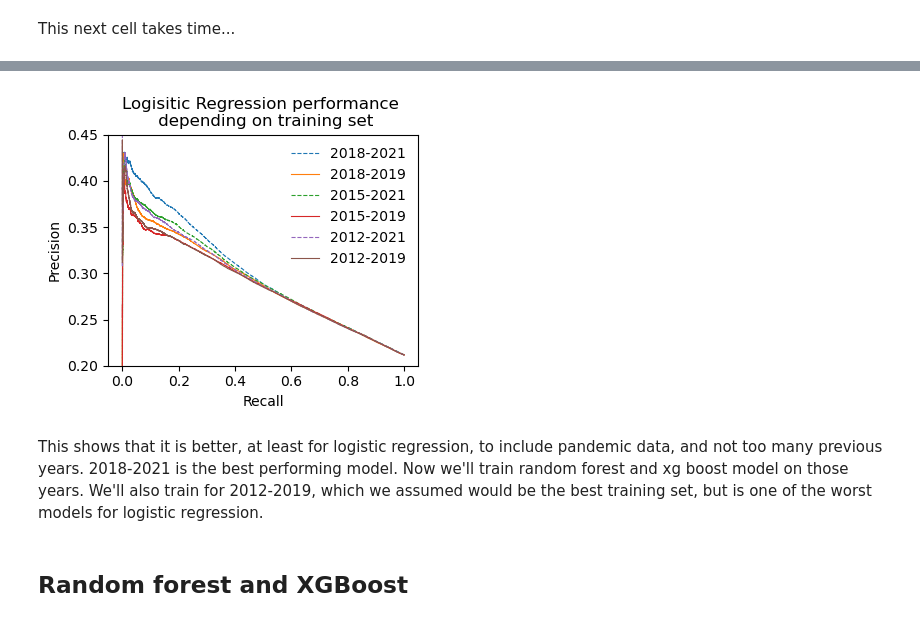
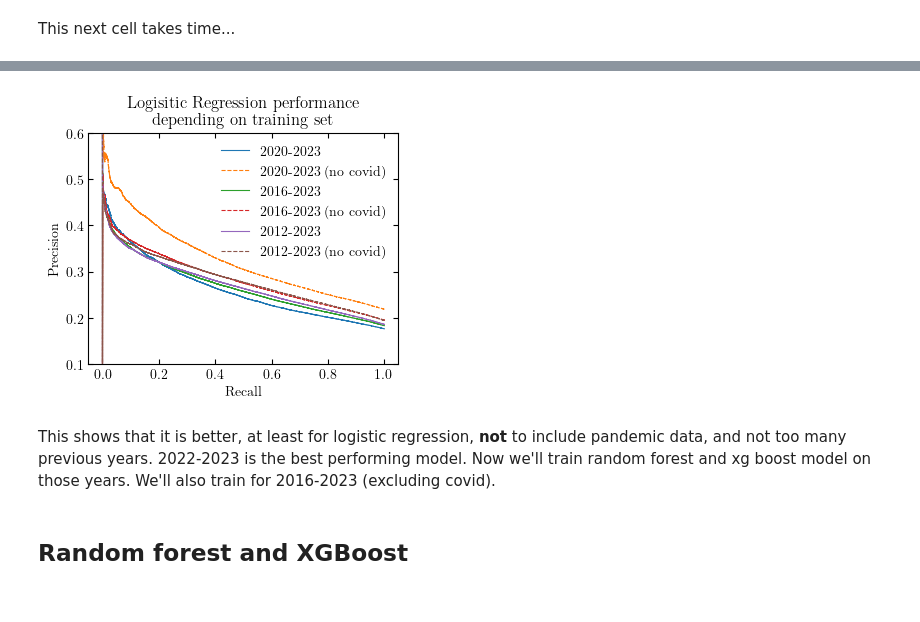
Before and after one commit to simonguichandut/WillMyFlightBeLate, a Jupyter notebook: Notebooks/Classification.ipynb, the cells around one changed output, grey strips where cells are left out. Cells and saved outputs as stored; diff of their text form; code cells hidden in the pictures.

```diff
--- a/Notebooks/Classification.ipynb
+++ b/Notebooks/Classification.ipynb
@@ -70,0 +54,3 @@ Separate into testing (2023), validation (2022), and training (all other years).
+# %%
+df0 = pd.read_csv("../data/clean_data_2.csv", parse_dates=[1])
+df0 = df0.loc[:, ~df0.columns.str.contains('^Unnamed')]
@@ -71,13 +70,10 @@ Separate into testing (2023), validation (2022), and training (all other years).
 # %%
-df_test = df0[df0["FL_DATE"].dt.year.isin([2023])]
-df_val =  df0[df0["FL_DATE"].dt.year.isin([2022])]
-df_train = df0[~df0["FL_DATE"].dt.year.isin([2022,2023])]
+test = df0['FL_DATE'].dt.year.isin([2023]) & df0['FL_DATE'].dt.month.isin([7,8])
+df_test = df0[test]
+df_train = df0[~test]
 
 y_test = df_test['DELAY_TF']
 X_test = df_test.drop(columns=['DELAY_TF','FL_DATE'])
 
-y_val = df_val['DELAY_TF']
-X_val = df_val.drop(columns=['DELAY_TF','FL_DATE'])
-
 y_train = df_train['DELAY_TF']
 X_train = df_train.drop(columns=['DELAY_TF']) # Keep date temporarily for further splits
@@ -100,5 +108,4 @@ scaler = preprocessing.MinMaxScaler()
 scaler.fit(X_train[['AIR_TIME']])
 
 X_train[['AIR_TIME']] = scaler.transform(X_train[['AIR_TIME']])
-X_val[['AIR_TIME']] = scaler.transform(X_val[['AIR_TIME']])
 X_test[['AIR_TIME']] = scaler.transform(X_test[['AIR_TIME']])
@@ -149,3 +139,8 @@ year_column = X_train['FL_DATE'].dt.year
+# %%
+first_year = [2020,2016,2012]
+year_column = X_train['FL_DATE'].dt.year
+
+i_covid = np.logical_or(year_column == 2020, year_column == 2021).values
 # %% [markdown]
 This next cell takes time...
 # %%
@@ -200,24 +215,30 @@ Training on 2012 to 2019
 # %%
 plt.figure(figsize=(4,3))
 plt.xlabel('Recall')
 plt.ylabel('Precision')
 
-for tp, pred in zip(time_periods, log_reg_pred):
-    precision, recall, thresholds = metrics.precision_recall_curve(y_val, pred[:,1])
+for i, fy, y_val, y_pred in zip(range(6), [2020,2020,2016,2016,2012,2012], log_reg_y_val, log_reg_y_pred):
+    precision, recall, thresholds = metrics.precision_recall_curve(y_val, y_pred)
 
-    # models including pandemic with dashed line
-    ls = '--' if tp[1]==2021 else '-'
+    label = f"{fy}-2023"
 
-    plt.plot(recall[::10], precision[::10], label=f"{tp[0]}-{tp[1]}", ls=ls, lw=0.8)
+    if i%2==0:
+        ls='-'
+    else:
+        ls = '--' # models excluding pandemic with dashed line
+        label += " (no covid)"
 
-plt.ylim([0.2,0.45])
+    plt.plot(recall, precision, label=label, ls=ls, lw=0.8)
+#     plt.plot(recall[::10], precision[::10], label=label, ls=ls, lw=0.8)
+
+plt.ylim([0.1,0.6])
 plt.title("Logisitic Regression performance \n depending on training set")
-plt.legend(frameon=False)
+plt.legend(loc=1,frameon=False)
 plt.show()
 # %% [output]
-[figure, old version]
+[figure, new version]
 # %% [markdown]
-This shows that it is better, at least for logistic regression, to include pandemic data, and not too many previous years. 2018-2021 is the best performing model. Now we'll train random forest and xg boost model on those years. We'll also train for 2012-2019, which we assumed would be the best training set, but is one of the worst models for logistic regression.
+This shows that it is better, at least for logistic regression, **not** to include pandemic data, and not too many previous years. 2022-2023 is the best performing model. Now we'll train random forest and xg boost model on those years. We'll also train for 2016-2023 (excluding covid).
 # %% [markdown]
 ## Random forest and XGBoost
 # %%
```
Also changed, not shown: parts of 30 cells of this notebook, 1 other file.
